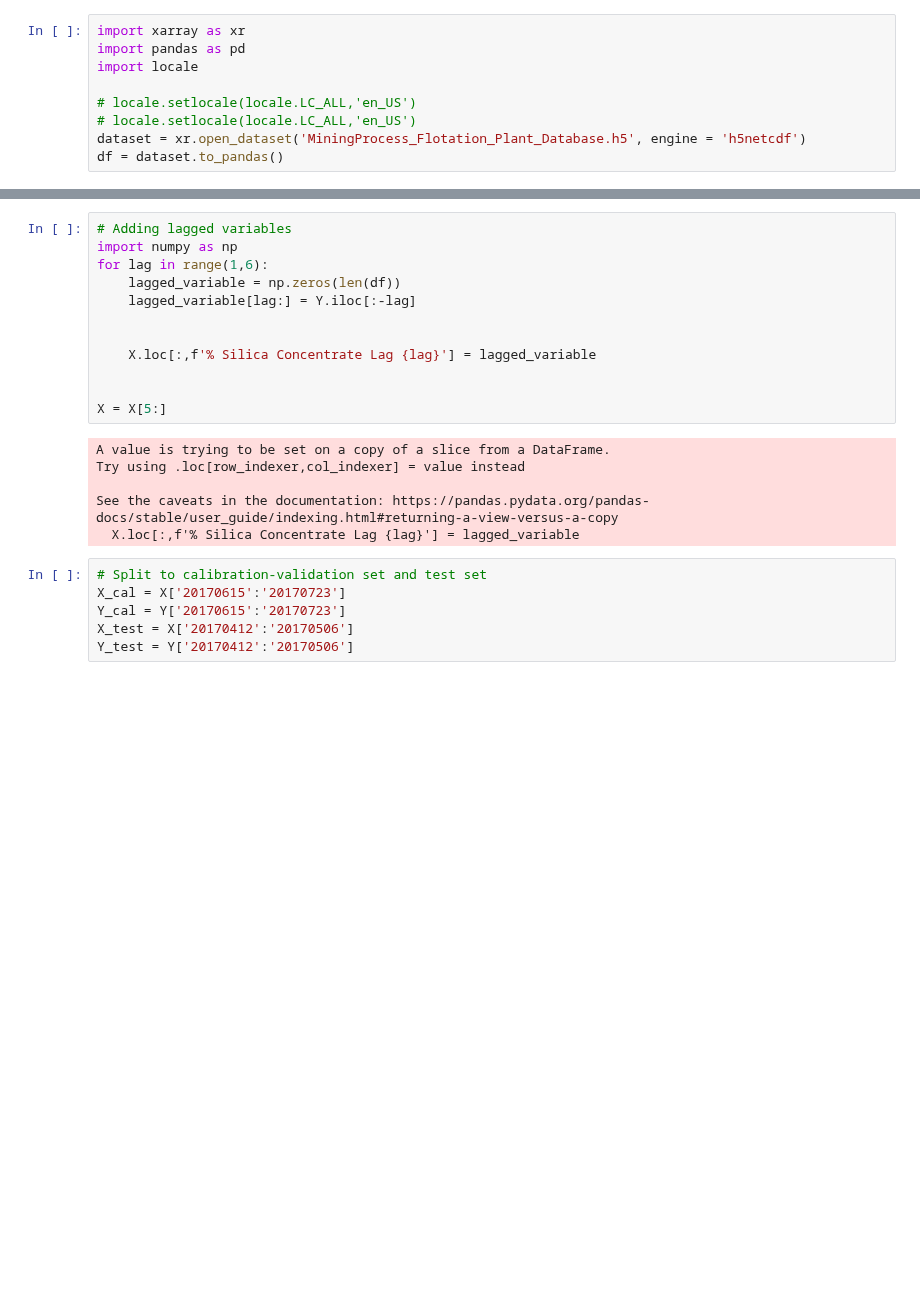
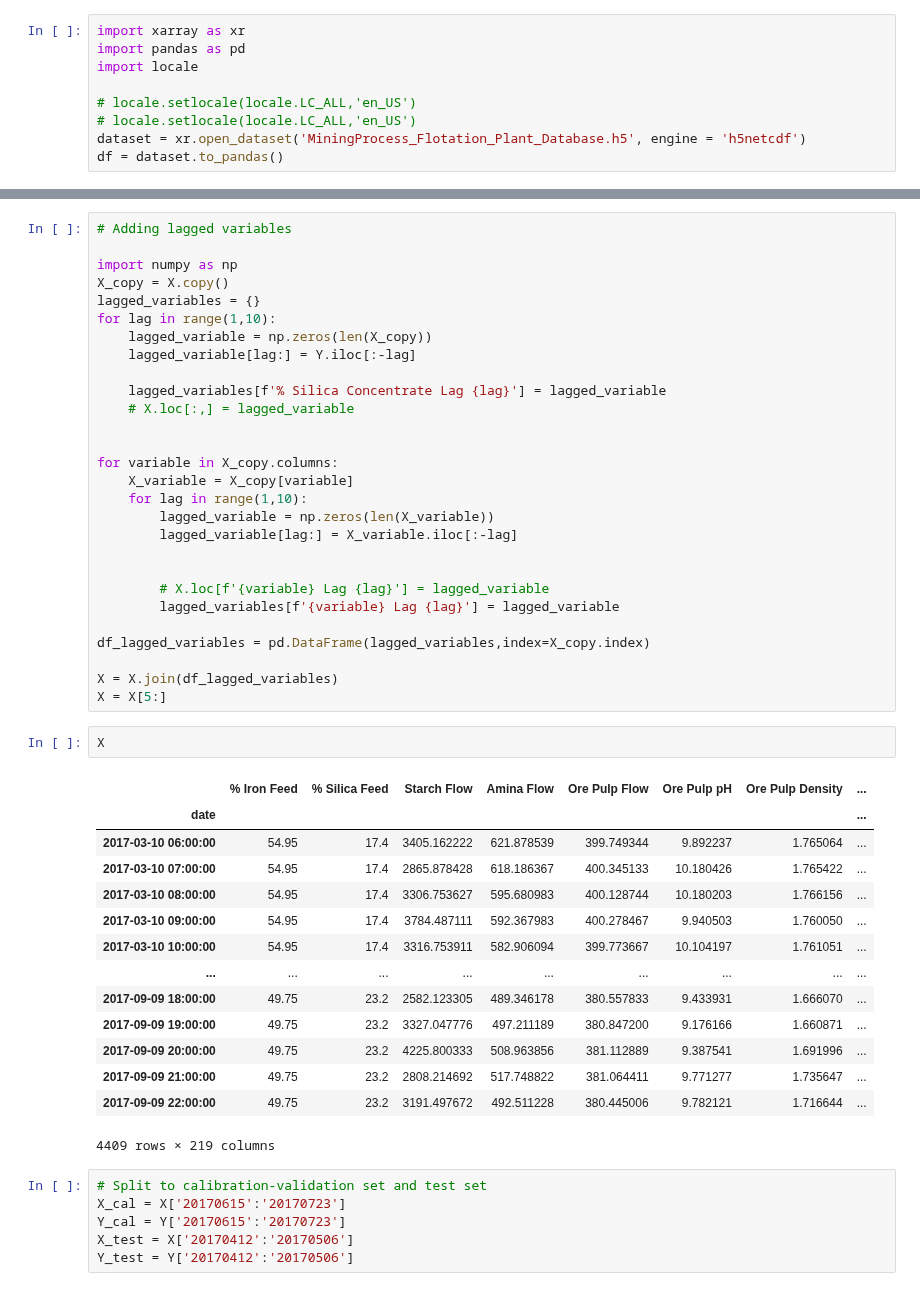
Before and after one commit to PauliAnt/ADAML_PA, a Jupyter notebook: week05-data_pretreatment.ipynb, the cells around one changed output, grey strips where cells are left out. Drawn from its saved outputs; the diff is of its cells as text; blank space fills up the shorter version.

```diff
--- a/week05-data_pretreatment.ipynb
+++ b/week05-data_pretreatment.ipynb
@@ -24,22 +24,49 @@ X = df.iloc[:,:-2]
 Y = df['% Silica Concentrate']
 # %%
 # Adding lagged variables
+
 import numpy as np
-for lag in range(1,6):
-    lagged_variable = np.zeros(len(df))
+X_copy = X.copy()
+lagged_variables = {}
+for lag in range(1,10):
+    lagged_variable = np.zeros(len(X_copy))
     lagged_variable[lag:] = Y.iloc[:-lag]
 
-
-    X.loc[:,f'% Silica Concentrate Lag {lag}'] = lagged_variable
+    lagged_variables[f'% Silica Concentrate Lag {lag}'] = lagged_variable
+    # X.loc[:,] = lagged_variable
 
 
+for variable in X_copy.columns:
+    X_variable = X_copy[variable]
+    for lag in range(1,10):
+        lagged_variable = np.zeros(len(X_variable))
+        lagged_variable[lag:] = X_variable.iloc[:-lag]
+
+
+        # X.loc[f'{variable} Lag {lag}'] = lagged_variable
+        lagged_variables[f'{variable} Lag {lag}'] = lagged_variable
+
+df_lagged_variables = pd.DataFrame(lagged_variables,index=X_copy.index)
+
+X = X.join(df_lagged_variables)
 X = X[5:]
-# %% [output]
-A value is trying to be set on a copy of a slice from a DataFrame.
-Try using .loc[row_indexer,col_indexer] = value instead
-
-See the caveats in the documentation: https://pandas.pydata.org/pandas-docs/stable/user_guide/indexing.html#returning-a-view-versus-a-copy
-  X.loc[:,f'% Silica Concentrate Lag {lag}'] = lagged_variable
+# %%
+X
+# %% [output]
+|  | % Iron Feed | % Silica Feed | Starch Flow | Amina Flow | Ore Pulp Flow | Ore Pulp pH | Ore Pulp Density | ... |
+| date |  |  |  |  |  |  |  | ... |
+| 2017-03-10 06:00:00 | 54.95 | 17.4 | 3405.162222 | 621.878539 | 399.749344 | 9.892237 | 1.765064 | ... |
+| 2017-03-10 07:00:00 | 54.95 | 17.4 | 2865.878428 | 618.186367 | 400.345133 | 10.180426 | 1.765422 | ... |
+| 2017-03-10 08:00:00 | 54.95 | 17.4 | 3306.753627 | 595.680983 | 400.128744 | 10.180203 | 1.766156 | ... |
+| 2017-03-10 09:00:00 | 54.95 | 17.4 | 3784.487111 | 592.367983 | 400.278467 | 9.940503 | 1.760050 | ... |
+| 2017-03-10 10:00:00 | 54.95 | 17.4 | 3316.753911 | 582.906094 | 399.773667 | 10.104197 | 1.761051 | ... |
+| ... | ... | ... | ... | ... | ... | ... | ... | ... |
+| 2017-09-09 18:00:00 | 49.75 | 23.2 | 2582.123305 | 489.346178 | 380.557833 | 9.433931 | 1.666070 | ... |
+| 2017-09-09 19:00:00 | 49.75 | 23.2 | 3327.047776 | 497.211189 | 380.847200 | 9.176166 | 1.660871 | ... |
+| 2017-09-09 20:00:00 | 49.75 | 23.2 | 4225.800333 | 508.963856 | 381.112889 | 9.387541 | 1.691996 | ... |
+| 2017-09-09 21:00:00 | 49.75 | 23.2 | 2808.214692 | 517.748822 | 381.064411 | 9.771277 | 1.735647 | ... |
+| 2017-09-09 22:00:00 | 49.75 | 23.2 | 3191.497672 | 492.511228 | 380.445006 | 9.782121 | 1.716644 | ... |
+4409 rows × 219 columns
 # %%
 # Split to calibration-validation set and test set
 X_cal = X['20170615':'20170723']
```
Also changed, not shown: parts of 2 cells of this notebook, 1 other file.
